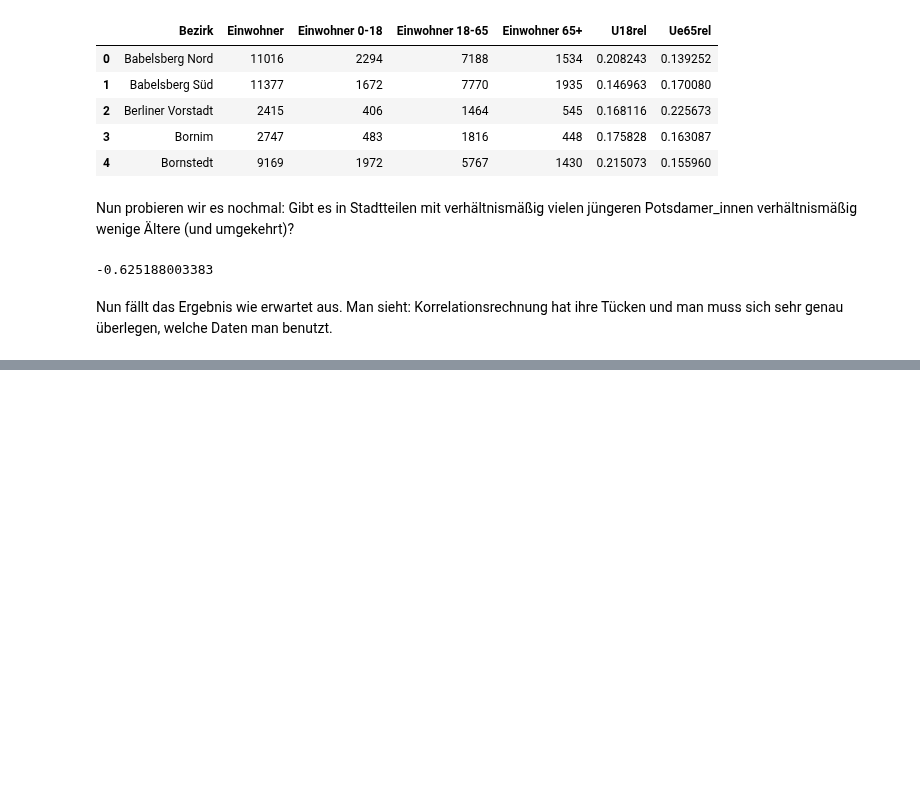
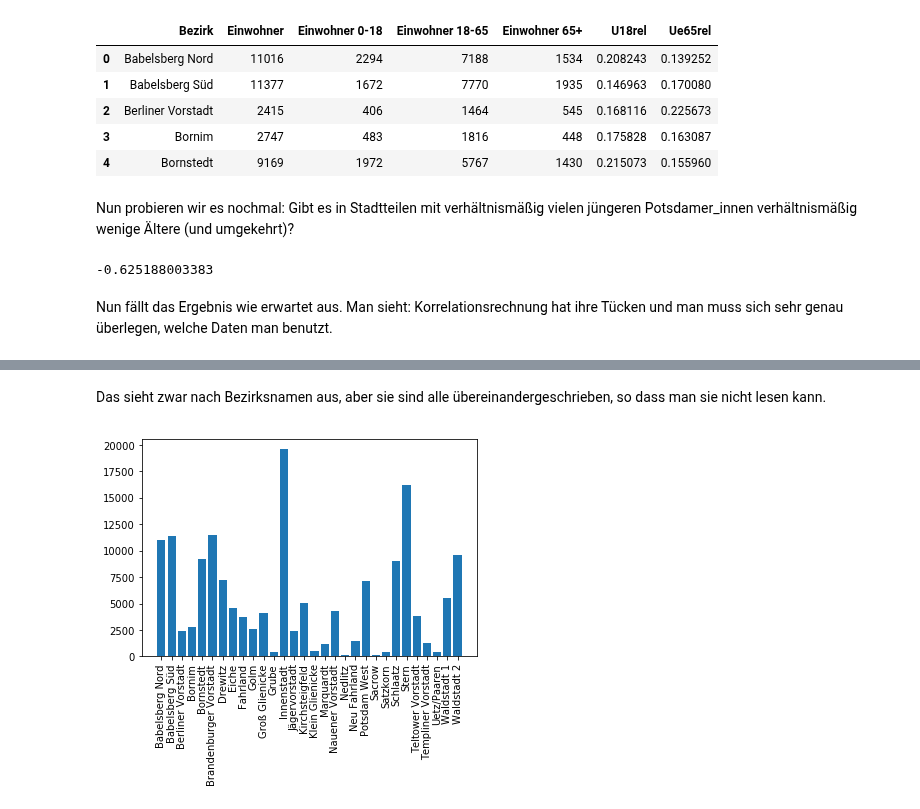
Before and after one commit to tschroeder10961/datascience-urban-segregation, a Jupyter notebook: PythonWorkshop/Variance and correlations.ipynb, the cells around one changed output, grey strips where cells are left out. Cells and saved outputs as stored; diff of their text form; code cells hidden in the pictures; blank space fills up the shorter version.

```diff
--- a/PythonWorkshop/Variance and correlations.ipynb
+++ b/PythonWorkshop/Variance and correlations.ipynb
@@ -156,0 +146,8 @@ Nun fällt das Ergebnis wie erwartet aus. Man sieht: Korrelationsrechnung hat ih
+# %% [markdown]
+Das sieht zwar nach Bezirksnamen aus, aber sie sind alle übereinandergeschrieben, so dass man sie nicht lesen kann.
+# %%
+plt.bar(range(len(potsdam)), potsdam['Einwohner'])
+plt.xticks(range(len(potsdam)), potsdam['Bezirk'], rotation=90) #der rotation-Parameter ist in Winkel-Grad.
+plt.show()
+# %% [output]
+[figure, added]
```
Also changed, not shown: parts of 25 cells of this notebook.
